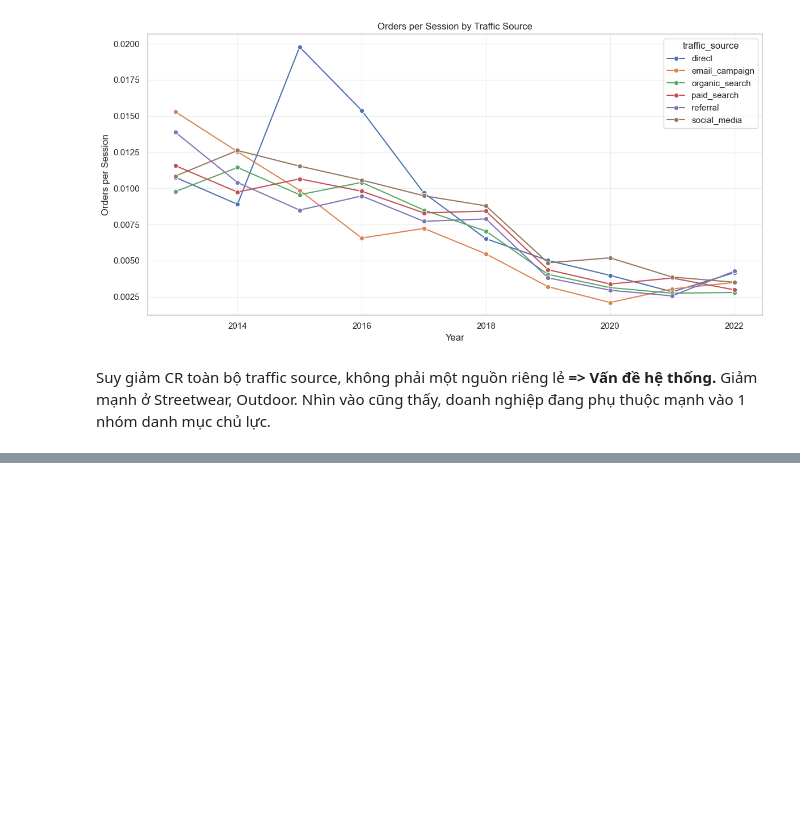
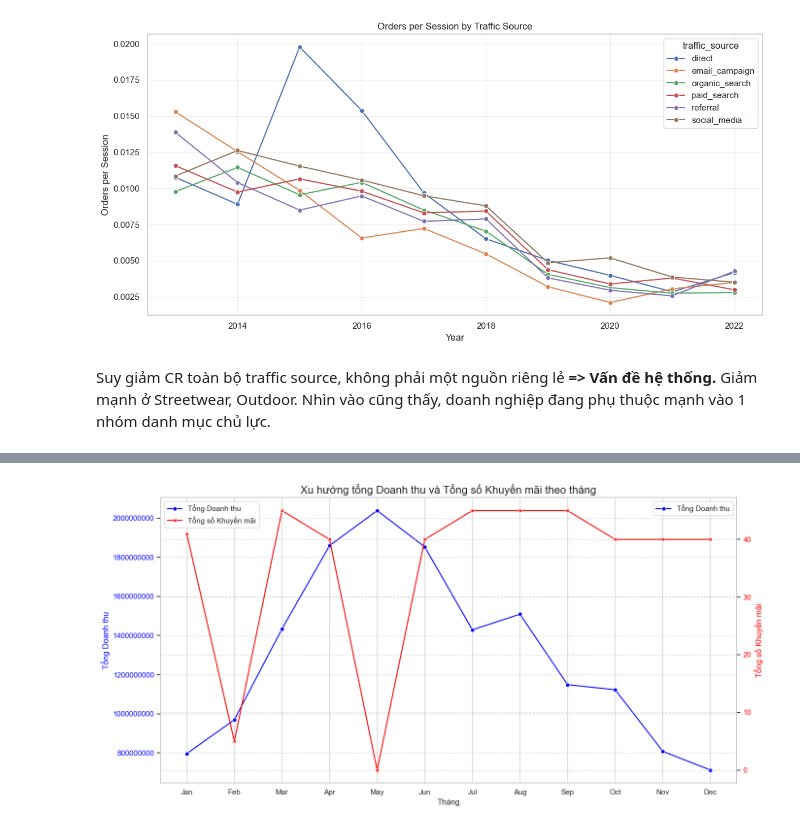
Before and after one commit to huydt11502/revenue_forecast_ecommerce, a Jupyter notebook: notebooks/05_business_analysis.ipynb, the cells around one changed output, grey strips where cells are left out. Saved outputs shown, nothing was run; the diff lists cells and outputs as text; code cells hidden in the pictures; blank space fills up the shorter version.

```diff
--- a/notebooks/05_business_analysis.ipynb
+++ b/notebooks/05_business_analysis.ipynb
@@ -34,4 +35,5 @@ products   = load_processed('products_clean.csv')
 returns    = load_processed('returns_clean.csv')
 web_traffic = load_processed('web_traffic_clean.csv')
 payments   = load_processed('payments_clean.csv')
+promotions = load_processed('promotions_clean.csv')
 # %% [markdown]
@@ -445,0 +683,89 @@ Giảm mạnh ở Streetwear, Outdoor. Nhìn vào cũng thấy, doanh nghiệp
+# %%
+import matplotlib.pyplot as plt
+import seaborn as sns
+import pandas as pd
+import datetime
+
+# Compute total monthly revenue. Build a safe series regardless of input type.
+if isinstance(rev_month, pd.DataFrame):
+    total_series = rev_month.sum(axis=1)
+else:
+    total_series = rev_month.copy()
+
+# Extract month numbers from the index robustly
+try:
+    months_idx = total_series.index.astype(int)
+except Exception:
+    try:
+        months_idx = pd.to_datetime(total_series.index).month
+    except Exception:
+        months_idx = list(range(1, len(total_series) + 1))
+
+total_monthly_revenue = pd.DataFrame({
+    'month': list(months_idx),
+    'total_revenue': list(total_series.values)
+})
+
+# Compute total monthly promotions. Handle empty promo_month gracefully.
+if isinstance(promo_month, pd.DataFrame) and not promo_month.empty:
+    promo_series = promo_month.sum(axis=1)
+    try:
+        promo_months_idx = promo_series.index.astype(int)
+    except Exception:
+        try:
+            promo_months_idx = pd.to_datetime(promo_series.index).month
+        except Exception:
+            promo_months_idx = list(range(1, len(promo_series) + 1))
+
+    total_monthly_promotions = pd.DataFrame({
+        'month': list(promo_months_idx),
+        'total_promotions': list(promo_series.values)
+    })
+else:
+    total_monthly_promotions = pd.DataFrame({'month': list(range(1, 13)), 'total_promotions': 0})
+
+# Merge these two dataframes and fill missing values
+monthly_summary = pd.merge(total_monthly_revenue, total_monthly_promotions, on='month', how='outer')
+monthly_summary['total_revenue'] = monthly_summary['total_revenue'].fillna(0)
+monthly_summary['total_promotions'] = monthly_summary['total_promotions'].fillna(0)
+
+# Ensure month is integer and sorted
+monthly_summary['month'] = monthly_summary['month'].astype(int)
+monthly_summary = monthly_summary.sort_values('month').reset_index(drop=True)
+
+# Map month number to abbreviated month name and keep correct order
+month_order = [datetime.date(1900, m, 1).strftime('%b') for m in range(1, 13)]
+monthly_summary['month_name'] = monthly_summary['month'].apply(lambda x: datetime.date(1900, x, 1).strftime('%b'))
+
+print("Dữ liệu tổng doanh thu và tổng số khuyến mãi theo tháng:")
+display(monthly_summary)
+
+# Create the plot (use numeric month for x to preserve ordering)
+fig, ax1 = plt.subplots(figsize=(14, 7))
+
+sns.lineplot(x='month', y='total_revenue', data=monthly_summary, marker='o', color='blue', ax=ax1, label='Tổng Doanh thu')
+ax1.set_xlabel('Tháng', fontsize=12)
+ax1.set_ylabel('Tổng Doanh thu', color='blue', fontsize=12)
+ax1.tick_params(axis='y', labelcolor='blue')
+ax1.ticklabel_format(style='plain', axis='y')
+ax1.grid(axis='y', linestyle='--', alpha=0.7)
+ax1.set_xticks(list(range(1, 13)))
+ax1.set_xticklabels(month_order)
+
+# Second axis for promotions
+ax2 = ax1.twinx()
+sns.lineplot(x='month', y='total_promotions', data=monthly_summary, marker='X', color='red', ax=ax2, label='Tổng số Khuyến mãi')
+ax2.set_ylabel('Tổng số Khuyến mãi', color='red', fontsize=12)
+ax2.grid(axis='y', linestyle='--', alpha=0.7)
+ax2.tick_params(axis='y', labelcolor='red')
+
+plt.title('Xu hướng tổng Doanh thu và Tổng số Khuyến mãi theo tháng', fontsize=16)
+
+# Combine legends from both axes
+lines1, labels1 = ax1.get_legend_handles_labels()
+lines2, labels2 = ax2.get_legend_handles_labels()
+ax2.legend(lines1 + lines2, labels1 + labels2, loc='upper left')
+
+plt.tight_layout()
+plt.show()
+# %% [output]
@@ -445,0 +786 @@ Giảm mạnh ở Streetwear, Outdoor. Nhìn vào cũng thấy, doanh nghiệp
+[figure, added]
```
Also changed, not shown: parts of 27 cells of this notebook.
